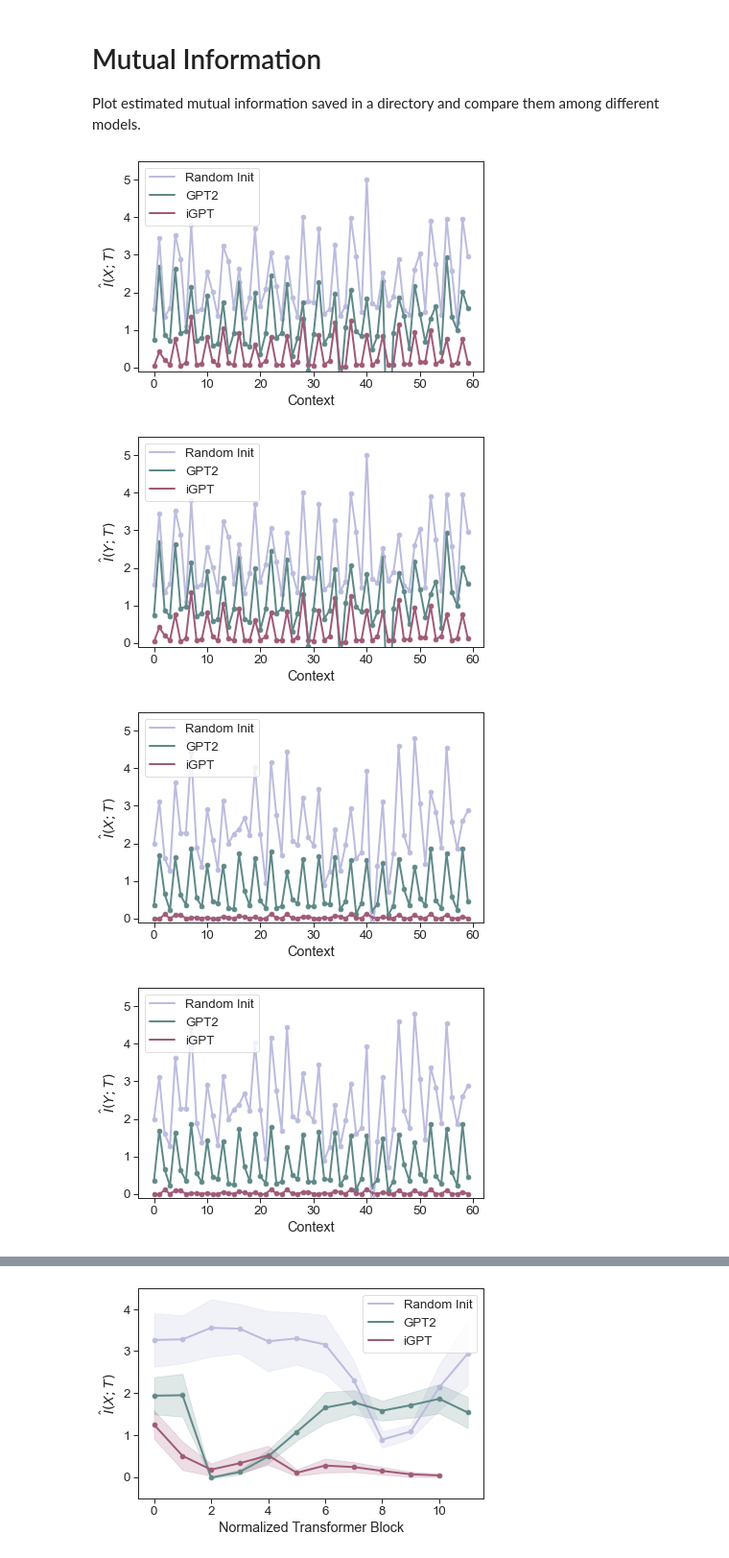
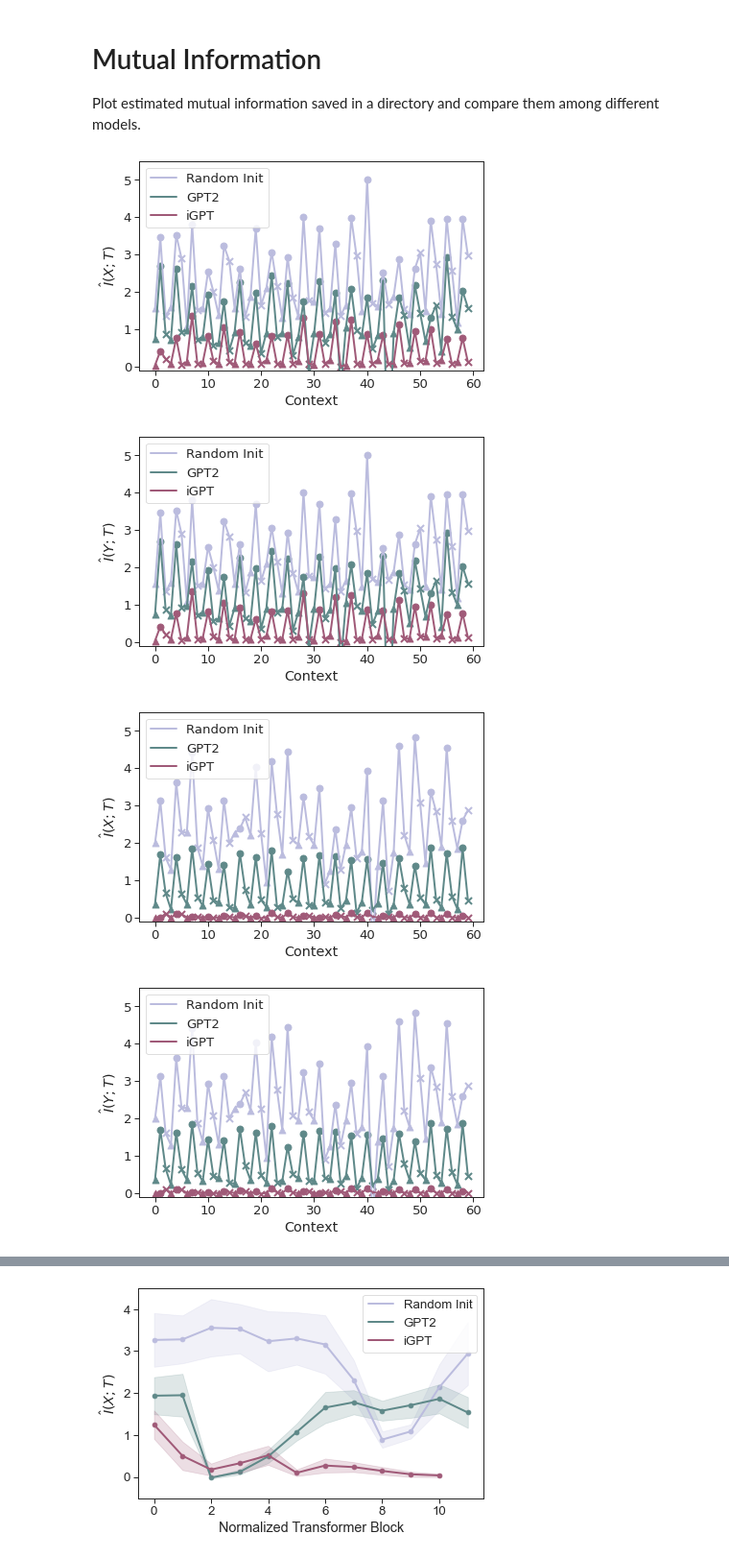
Before and after one commit to t46/can-wikipedia-help-offline-rl, a Jupyter notebook: can-wikipedia-help-offline-rl/notebooks/section-52-mutual-information/mutual_information.ipynb, the cells around one changed output, grey strips where cells are left out. Shown: that part at 96% size. Saved outputs shown, nothing was run; the diff lists cells and outputs as text; code cells hidden in the pictures.

```diff
--- a/can-wikipedia-help-offline-rl/notebooks/section-52-mutual-information/mutual_information.ipynb
+++ b/can-wikipedia-help-offline-rl/notebooks/section-52-mutual-information/mutual_information.ipynb
@@ -9,6 +9,9 @@ import seaborn as sns
 sns.set_style("ticks")
 sns.set_context("paper", 1.5, {"lines.linewidth": 2})
 # %%
+from cmath import nan
+
+
 epoch = 40
 seed = 666
 batch_size = 100
@@ -23,8 +26,8 @@ layer_name_igpt_map = {'shallow': '0.mlp.dropout', 'middle': '12.mlp.dropout', '
 colors = {'dt': (0.733, 0.737, 0.870), 'gpt2': (0.372, 0.537, 0.537), 'igpt': (0.627, 0.352, 0.470)}
 labels = {'dt': 'Random Init', 'gpt2': 'GPT2', 'igpt': 'iGPT'}
 
-path_to_saved_mi = 'path_to_saved_mi'
-path_to_save_figure = 'path_to_save_figure'
+path_to_saved_mi = '/root/projects/mine-pytorch/results' #'path_to_saved_mi'
+path_to_save_figure = './figs' #'path_to_save_figure'
 
 # Create different comparison plots for shallow/middle/deep.
 for block_position in block_positions:
@@ -63,39 +66,38 @@ for block_position in block_positions:
             'dt':   x_mi_list (of rand. init. & shallow/middle/deep)
         },
         'y': {
             ...
         }
     }
     '''
 
     for x_or_y, mi_dict in mutual_information.items():
         for model_name in model_names:
-            plt.plot(mi_dict[model_name], color=colors[model_name], label=labels[model_name])
+            mutual_info_list = mi_dict[model_name]
+            plt.plot(mutual_info_list, color=colors[model_name], label=labels[model_name])
 
-            for token_id in range(len(mi_dict[model_name])):
+            for token_id in range(len(mutual_info_list)):
                 if token_id % 3 == 0:
                     marker = "^"
                 elif token_id % 3 == 1:
                     marker = "o"
                 else:
                     marker = "x"
 
-                plt.scatter(np.arange(len(mi_dict[model_name]))[token_id], mi_dict[model_name][token_id], color=colors[model_name], marker=marker, s=50)
-
-            # plt.scatter(np.arange(len(mi_dict[model_name])), mi_dict[model_name], color=colors[model_name])
+                plt.scatter(np.arange(len(mutual_info_list))[token_id], mutual_info_list[token_id], color=colors[model_name], marker=marker, s=50)
 
         if x_or_y == 'x':
             plt.ylabel(r'$\hat{I}(X; T)$')
         else:
             plt.ylabel(r'$\hat{I}(Y; T)$')
         plt.xlabel('Context')
         plt.ylim(-0.1, 5.5)
         plt.legend(loc='upper left')
         plt.tight_layout()
         plt.savefig(f'{path_to_save_figure}/mi_{x_or_y}_{layer_name}_{epoch}_gpt2_igpt_dt_{env_name}_{dataset_name}_{seed}_{batch_size}.pdf')
         plt.show()
 # %% [output]
-[figure, old version]
+[figure, new version]
-[figure, old version]
+[figure, new version]
-[figure, old version]
+[figure, new version]
-[figure, old version]
+[figure, new version]
```
Also changed, not shown: parts of 1 cell of this notebook, 2 other files.
